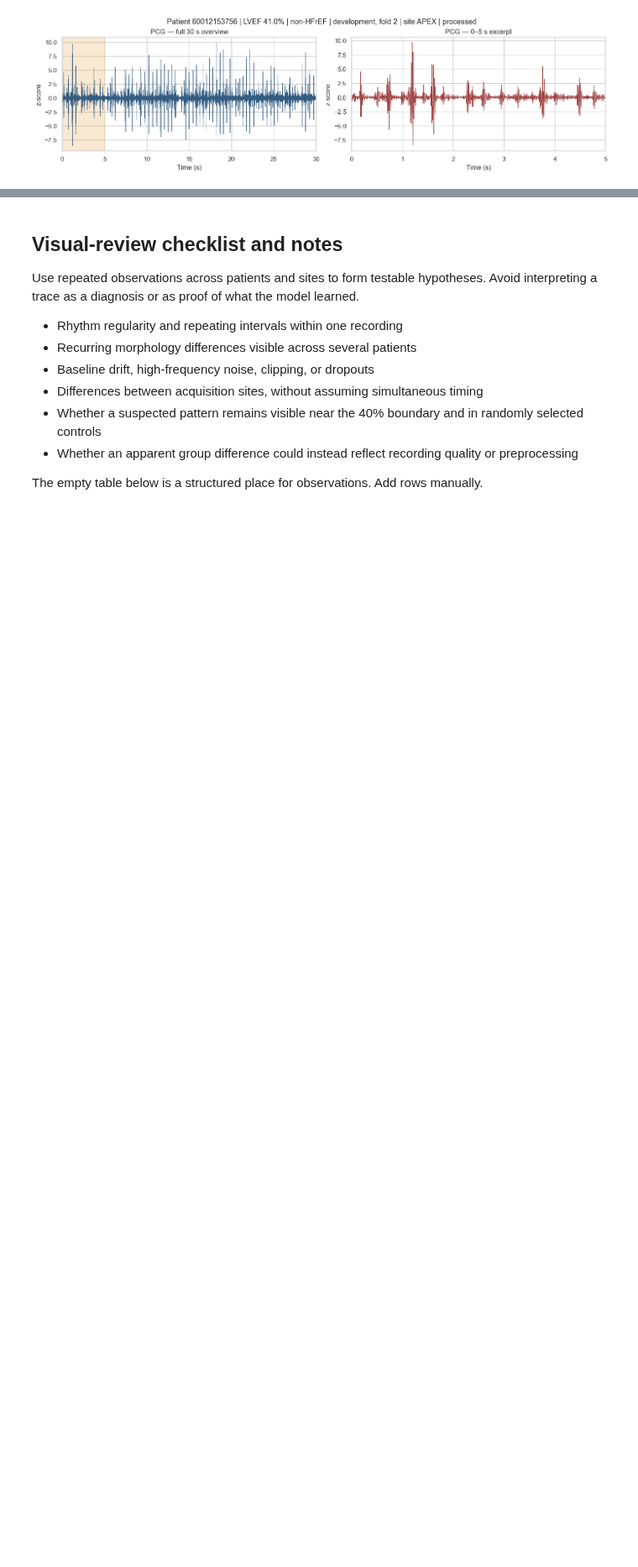
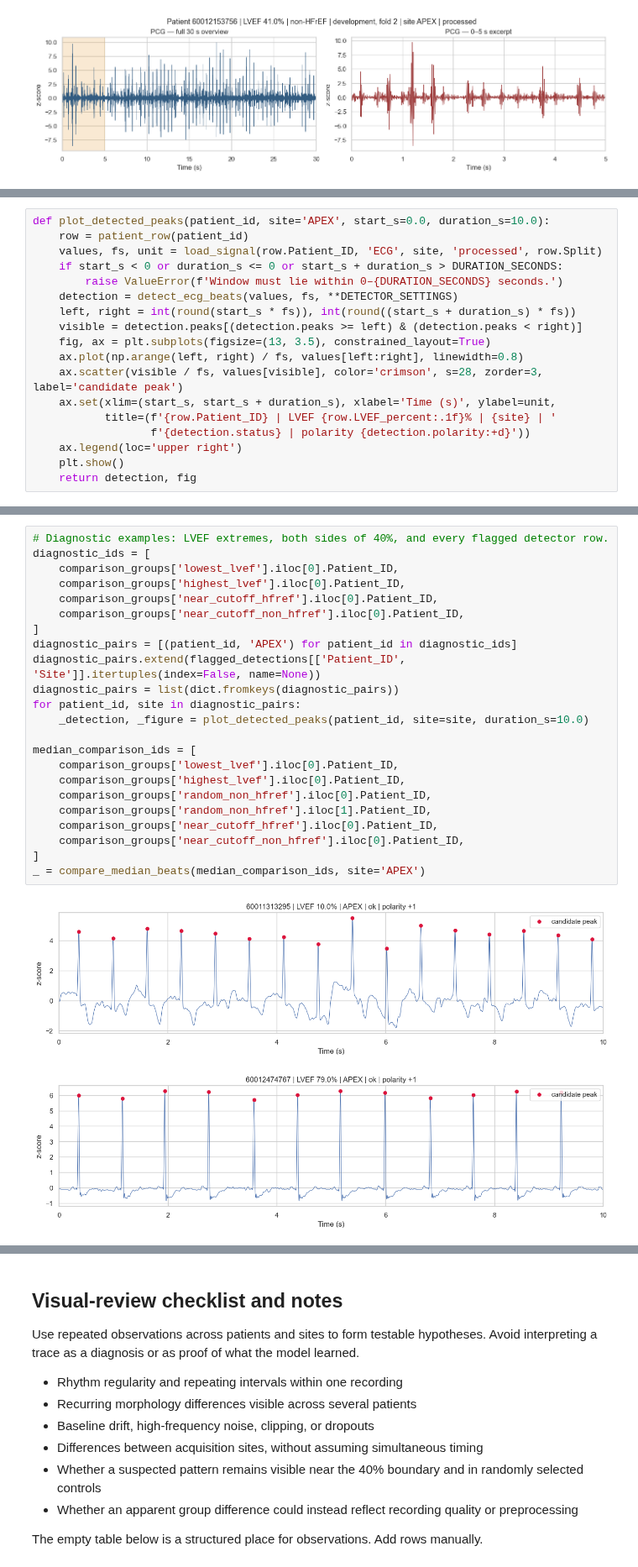
Before and after one commit to marwanelgharbawy/ecg-pcg-fusion-hfref, a Jupyter notebook: notebooks/4_signal_exploration.ipynb, the cells around one changed output, grey strips where cells are left out. Shown at 84% size. Saved outputs shown, nothing was run; the diff lists cells and outputs as text; blank space fills up the shorter version.

Commit message:
Extend signal exploration with development cohort analysis

```diff
--- a/notebooks/4_signal_exploration.ipynb
+++ b/notebooks/4_signal_exploration.ipynb
@@ -578,0 +761,18 @@ _ = plot_patient(PCG_BOUNDARY_PATIENT, modality='PCG', site=DEFAULT_SITE,
+# %%
+def plot_detected_peaks(patient_id, site='APEX', start_s=0.0, duration_s=10.0):
+    row = patient_row(patient_id)
+    values, fs, unit = load_signal(row.Patient_ID, 'ECG', site, 'processed', row.Split)
+    if start_s < 0 or duration_s <= 0 or start_s + duration_s > DURATION_SECONDS:
+        raise ValueError(f'Window must lie within 0–{DURATION_SECONDS} seconds.')
+    detection = detect_ecg_beats(values, fs, **DETECTOR_SETTINGS)
+    left, right = int(round(start_s * fs)), int(round((start_s + duration_s) * fs))
+    visible = detection.peaks[(detection.peaks >= left) & (detection.peaks < right)]
+    fig, ax = plt.subplots(figsize=(13, 3.5), constrained_layout=True)
+    ax.plot(np.arange(left, right) / fs, values[left:right], linewidth=0.8)
+    ax.scatter(visible / fs, values[visible], color='crimson', s=28, zorder=3, label='candidate peak')
+    ax.set(xlim=(start_s, start_s + duration_s), xlabel='Time (s)', ylabel=unit,
+           title=(f'{row.Patient_ID} | LVEF {row.LVEF_percent:.1f}% | {site} | '
+                  f'{detection.status} | polarity {detection.polarity:+d}'))
+    ax.legend(loc='upper right')
+    plt.show()
+    return detection, fig
@@ -578,0 +916,26 @@ _ = plot_patient(PCG_BOUNDARY_PATIENT, modality='PCG', site=DEFAULT_SITE,
+# %%
+# Diagnostic examples: LVEF extremes, both sides of 40%, and every flagged detector row.
+diagnostic_ids = [
+    comparison_groups['lowest_lvef'].iloc[0].Patient_ID,
+    comparison_groups['highest_lvef'].iloc[0].Patient_ID,
+    comparison_groups['near_cutoff_hfref'].iloc[0].Patient_ID,
+    comparison_groups['near_cutoff_non_hfref'].iloc[0].Patient_ID,
+]
+diagnostic_pairs = [(patient_id, 'APEX') for patient_id in diagnostic_ids]
+diagnostic_pairs.extend(flagged_detections[['Patient_ID', 'Site']].itertuples(index=False, name=None))
+diagnostic_pairs = list(dict.fromkeys(diagnostic_pairs))
+for patient_id, site in diagnostic_pairs:
+    _detection, _figure = plot_detected_peaks(patient_id, site=site, duration_s=10.0)
+
+median_comparison_ids = [
+    comparison_groups['lowest_lvef'].iloc[0].Patient_ID,
+    comparison_groups['highest_lvef'].iloc[0].Patient_ID,
+    comparison_groups['random_non_hfref'].iloc[0].Patient_ID,
+    comparison_groups['random_non_hfref'].iloc[1].Patient_ID,
+    comparison_groups['near_cutoff_hfref'].iloc[0].Patient_ID,
+    comparison_groups['near_cutoff_non_hfref'].iloc[0].Patient_ID,
+]
+_ = compare_median_beats(median_comparison_ids, site='APEX')
+# %% [output]
+[figure, added]
+[figure, added]
```
Also changed, not shown: parts of 21 cells of this notebook, 3 other files.
